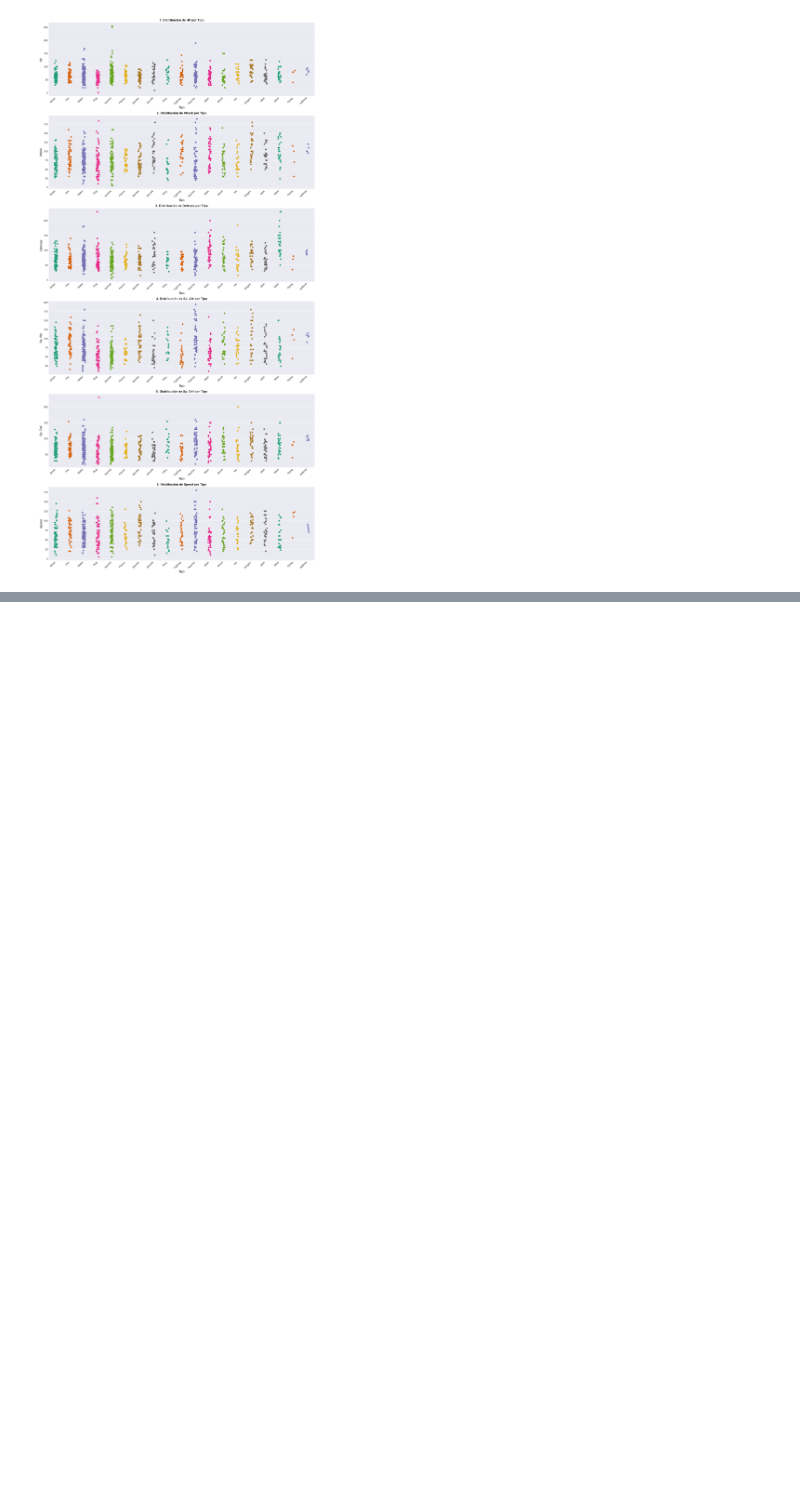
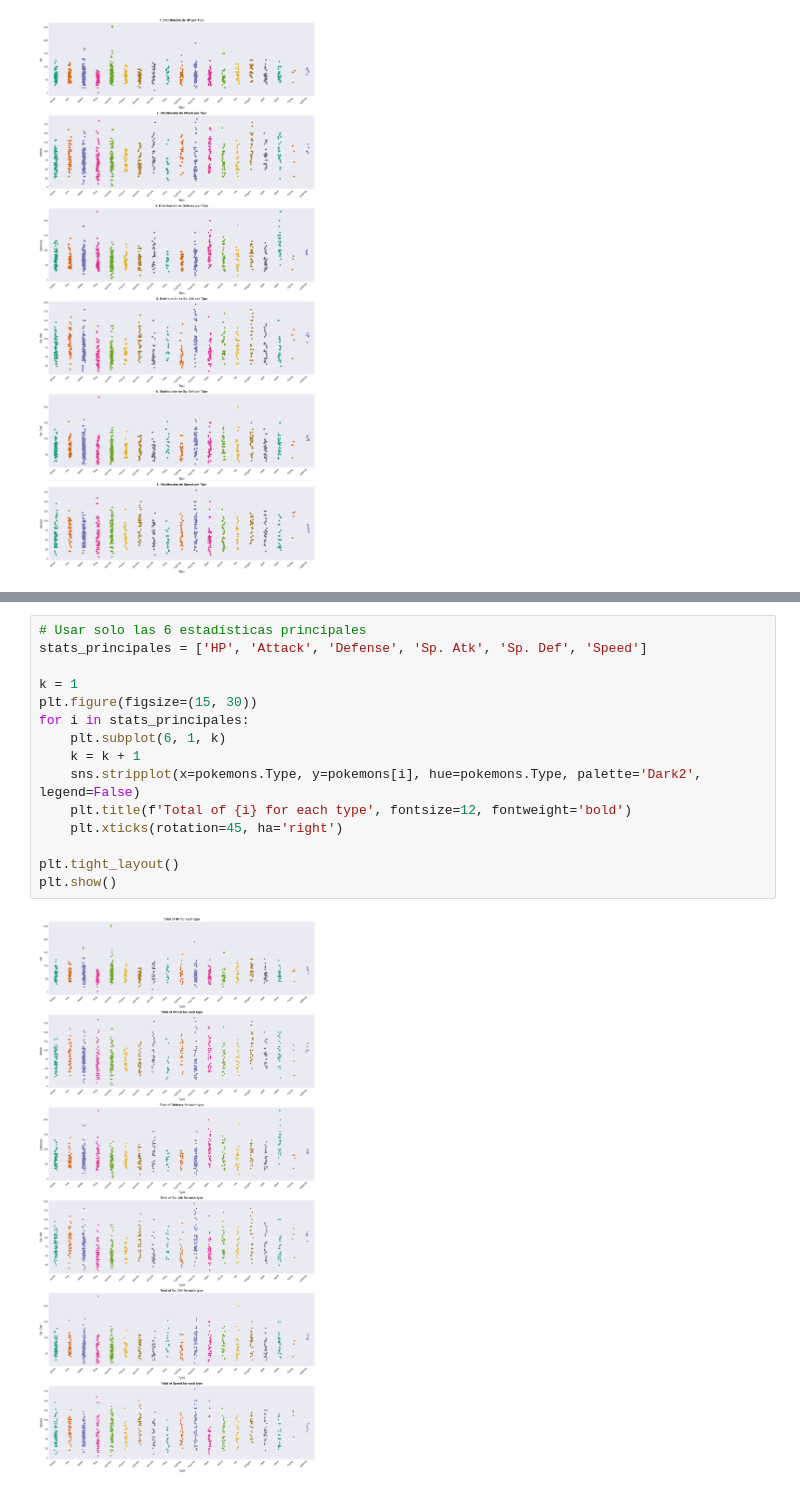
Before and after one commit to Danny88e/ECBD-9A-IDGS-Practicas_230040, a Jupyter notebook: Practica 3/AnalisisDatos.ipynb, the cells around one changed output, grey strips where cells are left out. Drawn from its saved outputs; the diff is of its cells as text; blank space fills up the shorter version.

```diff
--- a/Practica 3/AnalisisDatos.ipynb
+++ b/Practica 3/AnalisisDatos.ipynb
@@ -574,0 +579,17 @@ plt.show()
+# %%
+# Usar solo las 6 estadísticas principales
+stats_principales = ['HP', 'Attack', 'Defense', 'Sp. Atk', 'Sp. Def', 'Speed']
+
+k = 1
+plt.figure(figsize=(15, 30))
+for i in stats_principales:
+    plt.subplot(6, 1, k)
+    k = k + 1
+    sns.stripplot(x=pokemons.Type, y=pokemons[i], hue=pokemons.Type, palette='Dark2', legend=False)
+    plt.title(f'Total of {i} for each type', fontsize=12, fontweight='bold')
+    plt.xticks(rotation=45, ha='right')
+
+plt.tight_layout()
+plt.show()
+# %% [output]
+[figure, added]
```
Also changed, not shown: parts of 5 cells of this notebook.
